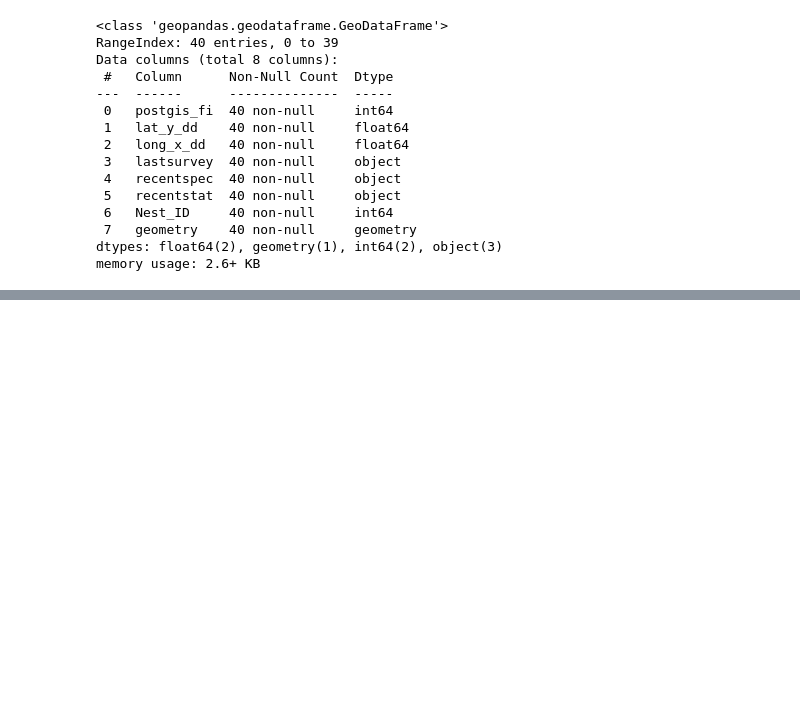
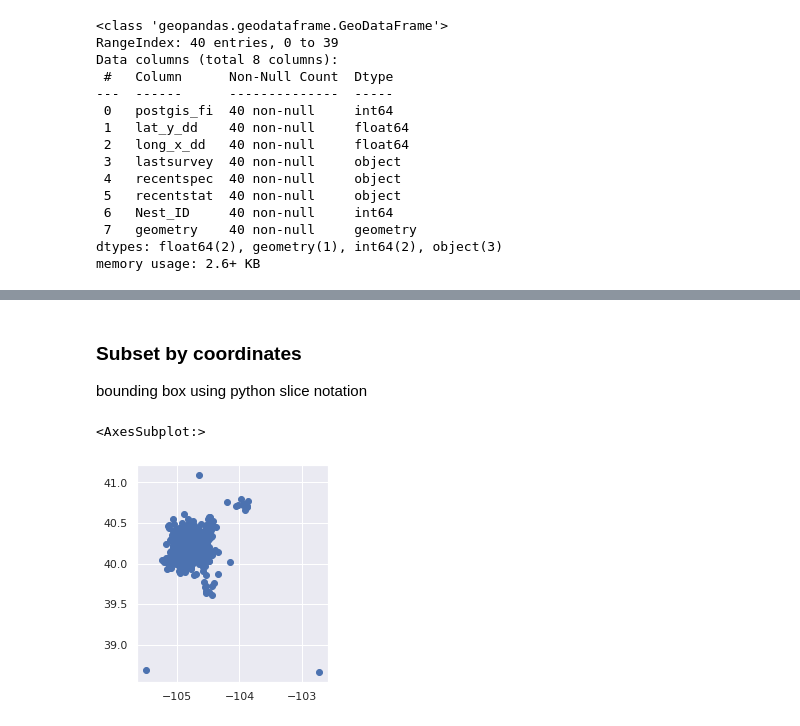
Before and after one commit to hanyelshafey/colorado_wildlife, a Jupyter notebook: hany_geopandas.ipynb, the cells around one changed output, grey strips where cells are left out. Cells and saved outputs as stored; diff of their text form; code cells hidden in the pictures; blank space fills up the shorter version.

```diff
--- a/hany_geopandas.ipynb
+++ b/hany_geopandas.ipynb
@@ -419,0 +758,3 @@ boulder_nests
+# %%
+raptors = gpd.read_file("data/Raptor_Nests.shp")
+raptors.recentspec
@@ -419,0 +1003,9 @@ boulder_nests
+# %% [markdown]
+### Subset by coordinates
+
+bounding box using python slice notation
+# %%
+raptors.plot()
+# %% [output]
+<AxesSubplot:>
+[figure, added]
```
Also changed, not shown: parts of 76 cells of this notebook, 22 other files.
